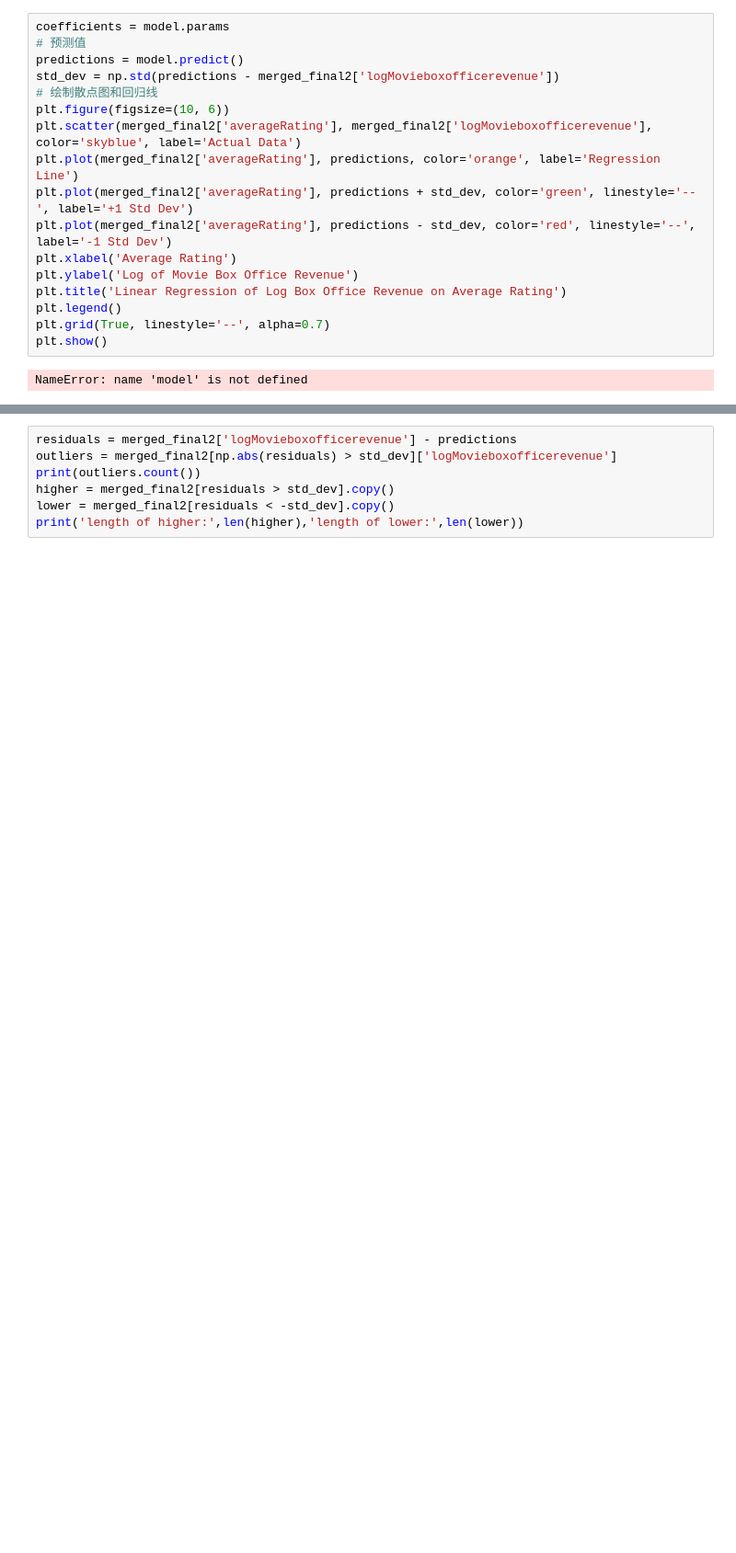
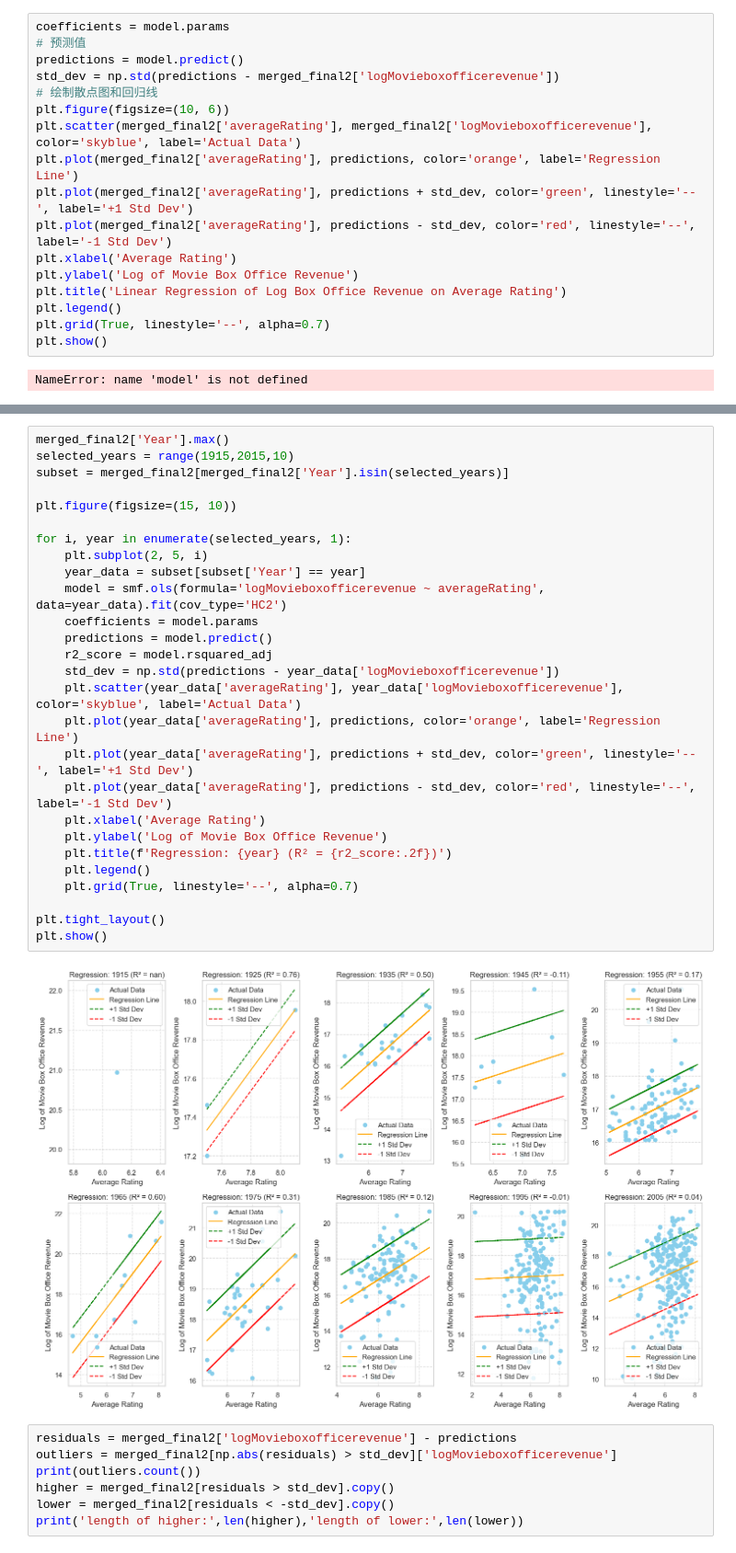
Before and after one commit to epfl-ada/ada-2024-project-dynamictitans, a Jupyter notebook: test1.ipynb, the cells around one changed output, grey strips where cells are left out. Shown at 92% size. Saved outputs shown, nothing was run; the diff lists cells and outputs as text; blank space fills up the shorter version.

```diff
--- a/test1.ipynb
+++ b/test1.ipynb
@@ -186,3 +187,32 @@ plt.show()
+# %%
+merged_final2['Year'].max()
+selected_years = range(1915,2015,10)
+subset = merged_final2[merged_final2['Year'].isin(selected_years)]
+
+plt.figure(figsize=(15, 10))
+
+for i, year in enumerate(selected_years, 1):
+    plt.subplot(2, 5, i)
+    year_data = subset[subset['Year'] == year]
+    model = smf.ols(formula='logMovieboxofficerevenue ~ averageRating', data=year_data).fit(cov_type='HC2')
+    coefficients = model.params
+    predictions = model.predict()
+    r2_score = model.rsquared_adj
+    std_dev = np.std(predictions - year_data['logMovieboxofficerevenue'])
+    plt.scatter(year_data['averageRating'], year_data['logMovieboxofficerevenue'], color='skyblue', label='Actual Data')
+    plt.plot(year_data['averageRating'], predictions, color='orange', label='Regression Line')
+    plt.plot(year_data['averageRating'], predictions + std_dev, color='green', linestyle='--', label='+1 Std Dev')
+    plt.plot(year_data['averageRating'], predictions - std_dev, color='red', linestyle='--', label='-1 Std Dev')
+    plt.xlabel('Average Rating')
+    plt.ylabel('Log of Movie Box Office Revenue')
+    plt.title(f'Regression: {year} (R² = {r2_score:.2f})')
+    plt.legend()
+    plt.grid(True, linestyle='--', alpha=0.7)
+
+plt.tight_layout()
+plt.show()
+# %% [output]
+[figure, added]
 # %%
 residuals = merged_final2['logMovieboxofficerevenue'] - predictions
 outliers = merged_final2[np.abs(residuals) > std_dev]['logMovieboxofficerevenue']
```
Also changed, not shown: parts of 3 cells of this notebook.
